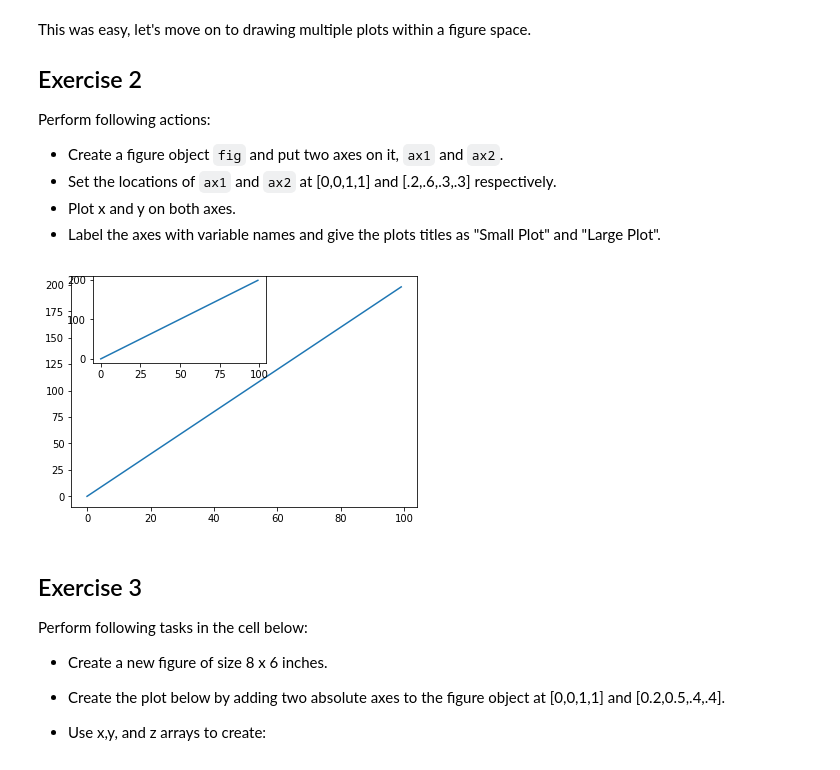
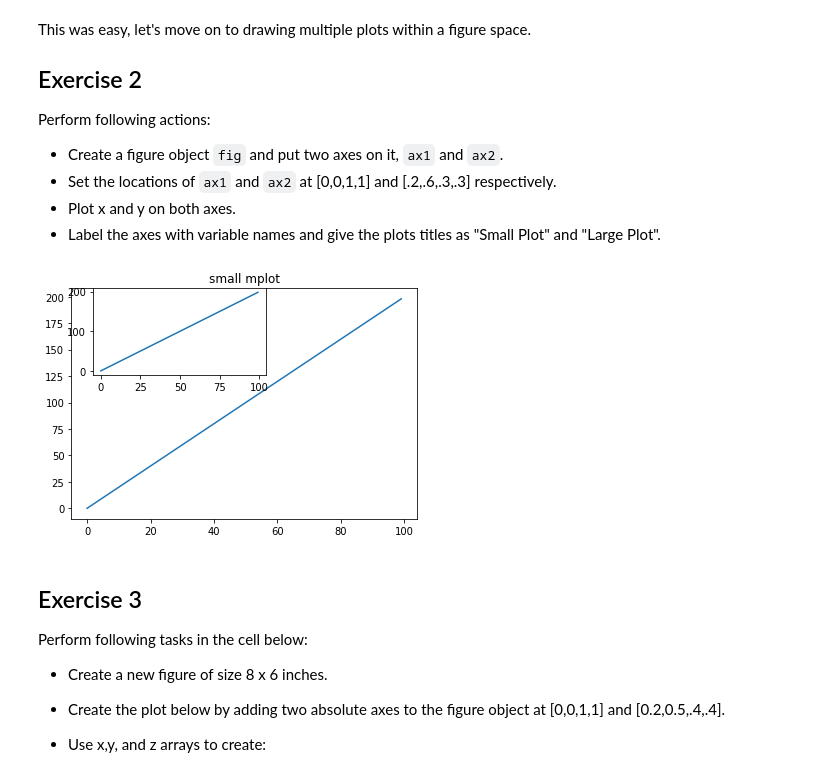
Before and after one commit to AR3441/dsc-1-03-13-customizing-visualizations-with-matplotlib-lab-nyc-ds-career-031119, a Jupyter notebook: index.ipynb, the cells around one changed output. Saved outputs shown, nothing was run; the diff lists cells and outputs as text; code cells hidden in the pictures.

```diff
--- a/index.ipynb
+++ b/index.ipynb
@@ -83,15 +83,15 @@ Perform following actions:
 # %%
 fig1 = plt.figure()
 ax1 = fig1.add_axes([0.1, 0.1, 0.8, 0.8])
 ax2 = fig1.add_axes([0.15, 0.6, 0.4, 0.3])
 
 ax1.plot(x, y, label = "Large Plot")
 ax2.plot(x, y, label = "Small Plot")
 
-ax1.set_title('')
+ax1.set_title('small mplot')
 plt.show()
 # %% [output]
-[figure, old version]
+[figure, new version]
 # %% [markdown]
 ## Exercise 3
 
```
